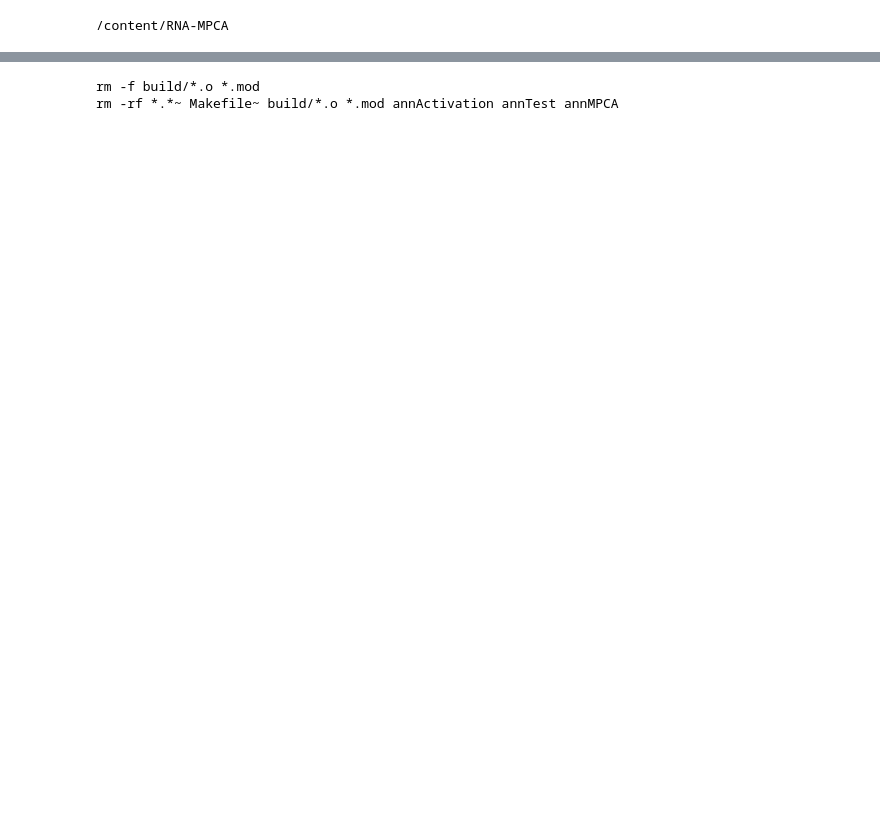
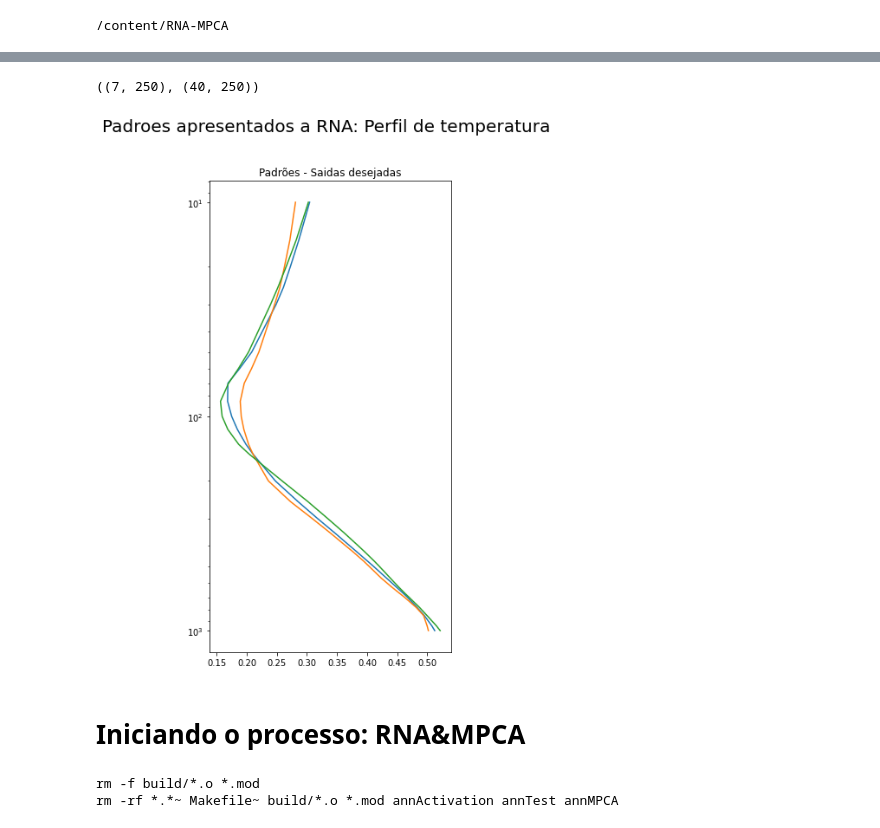
Before and after one commit to sabrinabms/RNA-MPCA, a Jupyter notebook: rna&mpca.ipynb, the cells around one changed output, grey strips where cells are left out. Cells and saved outputs as stored; diff of their text form; code cells hidden in the pictures; blank space fills up the shorter version.

```diff
--- a/rna&mpca.ipynb
+++ b/rna&mpca.ipynb
@@ -63,3 +61,26 @@ plt.show()
+# %%
+entrada.shape, saida.shape
+# %% [output]
+((7, 250), (40, 250))
+# %%
+eixo_y = np.array([1.00e-01, 2.00e-01, 5.00e-01, 1.00e+00, 1.50e+00, 2.00e+00,
+       3.00e+00, 4.00e+00, 5.00e+00, 7.00e+00, 1.00e+01, 1.50e+01,
+       2.00e+01, 2.50e+01, 3.00e+01, 5.00e+01, 6.00e+01, 7.00e+01,
+       8.50e+01, 1.00e+02, 1.15e+02, 1.35e+02, 1.50e+02, 2.00e+02,
+       2.50e+02, 3.00e+02, 3.50e+02, 4.00e+02, 4.30e+02, 4.75e+02,
+       5.00e+02, 5.70e+02, 6.20e+02, 6.70e+02, 7.00e+02, 7.80e+02,
+       8.50e+02, 9.20e+02, 9.50e+02, 1.00e+03])
+# %%
+f1_master, f1_axes = plt.subplots(figsize=(5,10))
+f1_master.suptitle('Padroes apresentados a RNA: Perfil de temperatura', size = 20)
+f1_axes.set_title('Padrões - Saidas desejadas')
+f1_axes.plot(saida_num[10:,0:3],eixo_y[10:])
+f1_axes.set_yscale('log')
+f1_axes.invert_yaxis()
+# %% [output]
+[figure, added]
+# %% [markdown]
+# **Iniciando o processo: RNA&MPCA**
 # %%
 !make clean
 # %% [output]
```
Also changed, not shown: parts of 8 cells of this notebook.
